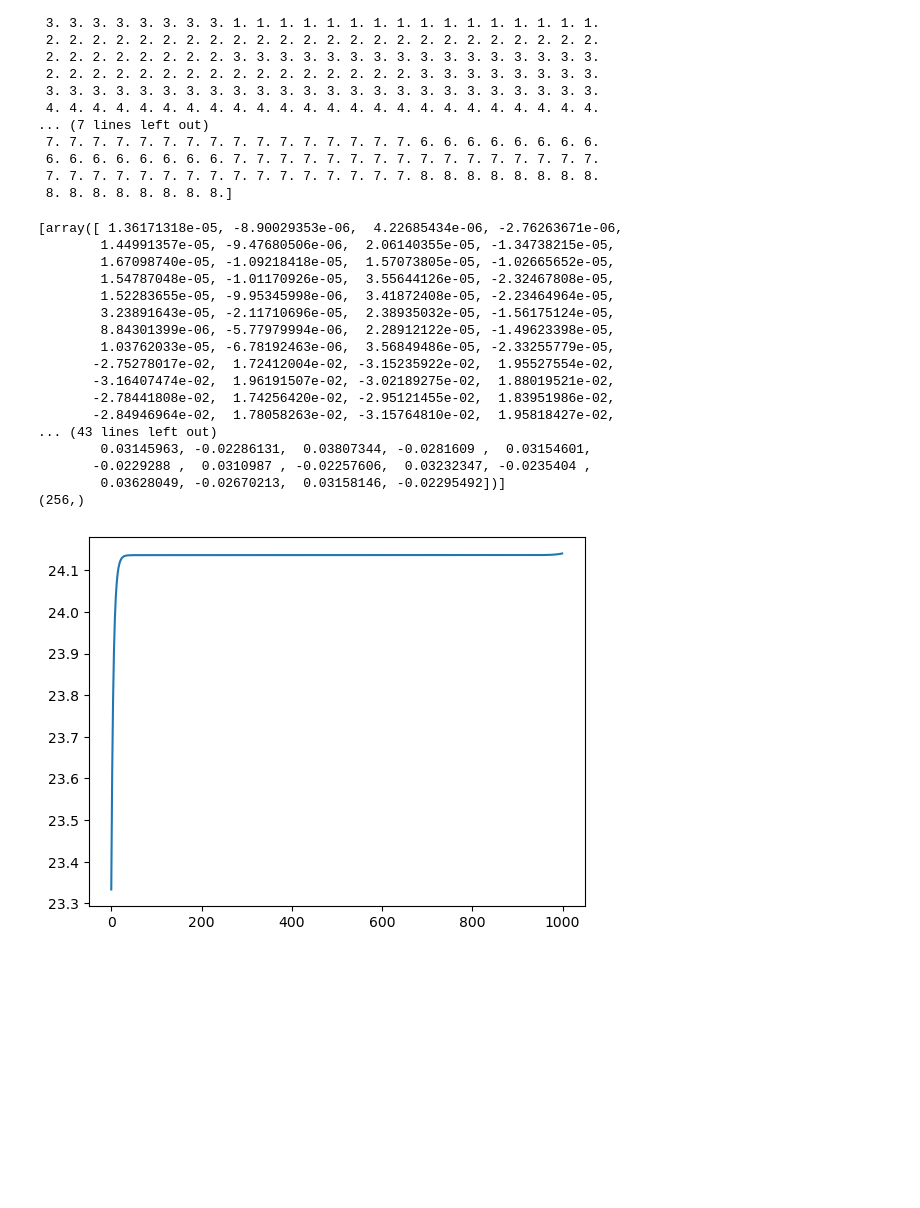
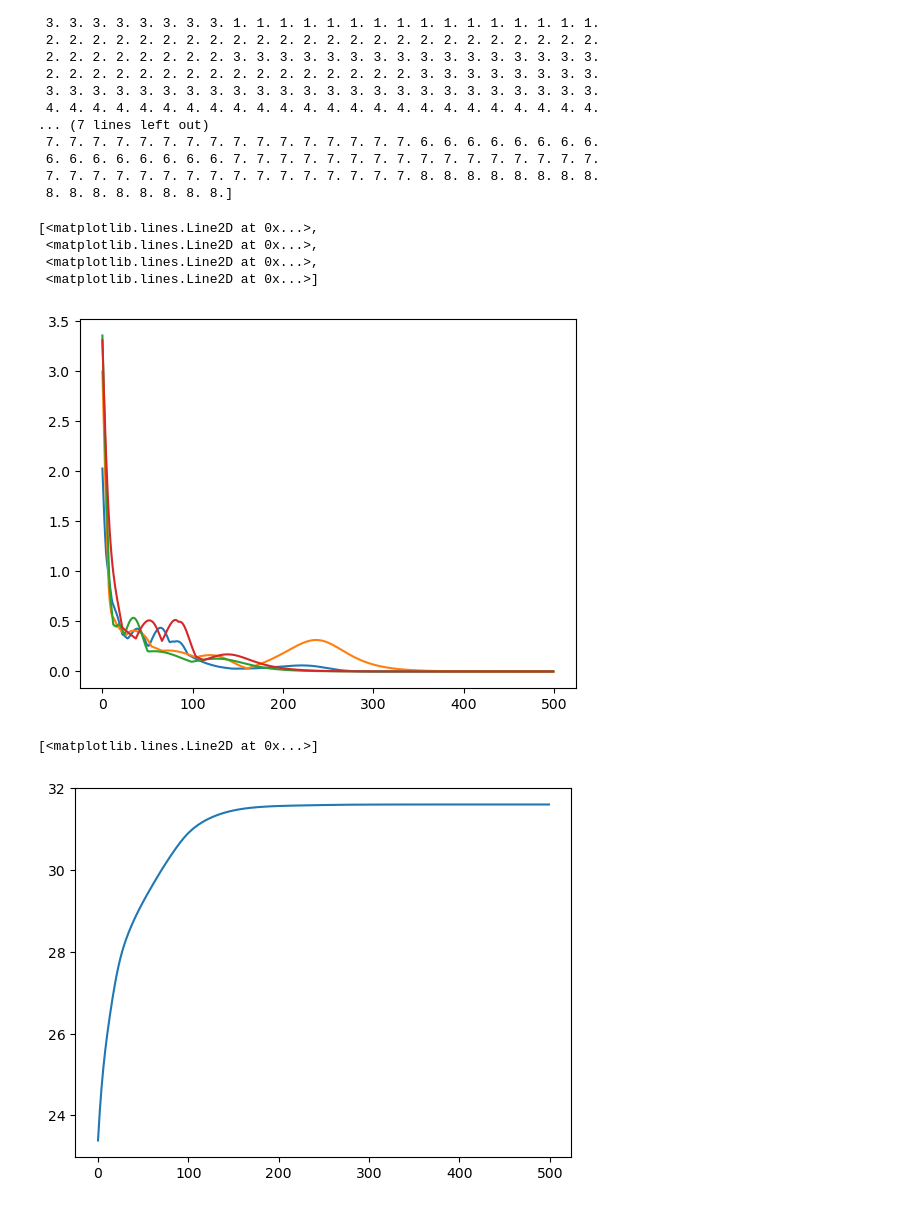
Before and after one commit to sundave1998/ARNPG-MORL, a Jupyter notebook: Tabular MDP (oracle)/congestion-game.ipynb, the cells around one changed output. Cells and saved outputs as stored; diff of their text form; code cells hidden in the pictures; blank space fills up the shorter version.

```diff
--- a/Tabular MDP (oracle)/congestion-game.ipynb
+++ b/Tabular MDP (oracle)/congestion-game.ipynb
@@ -107,40 +107,38 @@ rho = np.ones(s) / s
 # %%
 temp = MARL_agent(rewards, s, a, rho, gamma, n, prob_transition, tau=0.1)
 temp.tau = 0
 temp.step = 0.01
-temp.theta = np.zeros(shape=n* s* a)
+# temp.theta = np.zeros(shape=n* s* a)
+temp.theta = np.random.randn(n* s* a)
 prob_record = []
-
-N = 1000
+NEgaps = []
+N = 500
 for i in tqdm(range(N)):
 #   temp.NPG_entropy_step(verbose=False)
     A_tildes, pi, Pi_global, V_tau, A_tau = temp.NPG_entropy_step_change(verbose=False)
     prob_record.append(pi)
-print(A_tildes)
-print(pi.shape)
-plt.plot(temp.gap)
-Q_global_star = np.copy(temp.Q_global[-1])
-# Q_global: s*A
+    NEgap = []
+    for A_tilde in A_tildes:
+        NEgap.append(np.max(A_tilde))
+    NEgaps.append(NEgap)
+# print(A_tildes)
+# print(pi.shape)
+# plt.plot(temp.gap)
+plt.plot(NEgaps)
+# Q_global_star = np.copy(temp.Q_global[-1])
+# # Q_global: s*A
 
-Q_tilde_star = np.copy(temp.Q_tilde[-1])
-pi_star = np.copy(pi)
-Pi_global_star = np.copy(Pi_global)
+# Q_tilde_star = np.copy(temp.Q_tilde[-1])
+# pi_star = np.copy(pi)
+# Pi_global_star = np.copy(Pi_global)
 # %% [output]
-[array([ 1.36171318e-05, -8.90029353e-06,  4.22685434e-06, -2.76263671e-06,
-        1.44991357e-05, -9.47680506e-06,  2.06140355e-05, -1.34738215e-05,
-        1.67098740e-05, -1.09218418e-05,  1.57073805e-05, -1.02665652e-05,
-        1.54787048e-05, -1.01170926e-05,  3.55644126e-05, -2.32467808e-05,
-        1.52283655e-05, -9.95345998e-06,  3.41872408e-05, -2.23464964e-05,
-        3.23891643e-05, -2.11710696e-05,  2.38935032e-05, -1.56175124e-05,
-        8.84301399e-06, -5.77979994e-06,  2.28912122e-05, -1.49623398e-05,
-        1.03762033e-05, -6.78192463e-06,  3.56849486e-05, -2.33255779e-05,
-       -2.75278017e-02,  1.72412004e-02, -3.15235922e-02,  1.95527554e-02,
-       -3.16407474e-02,  1.96191507e-02, -3.02189275e-02,  1.88019521e-02,
-       -2.78441808e-02,  1.74256420e-02, -2.95121455e-02,  1.83951986e-02,
-       -2.84946964e-02,  1.78058263e-02, -3.15764810e-02,  1.95818427e-02,
-... (43 lines left out)
-        0.03145963, -0.02286131,  0.03807344, -0.0281609 ,  0.03154601,
-       -0.0229288 ,  0.0310987 , -0.02257606,  0.03232347, -0.0235404 ,
-        0.03628049, -0.02670213,  0.03158146, -0.02295492])]
-(256,)
+[<matplotlib.lines.Line2D at 0x...>,
+ <matplotlib.lines.Line2D at 0x...>,
+ <matplotlib.lines.Line2D at 0x...>,
+ <matplotlib.lines.Line2D at 0x...>]
-[figure, old version]
+[figure, new version]
+# %%
+plt.plot(temp.gap)
+# %% [output]
+[<matplotlib.lines.Line2D at 0x...>]
+[figure, added]
```
Also changed, not shown: 3 other files.
